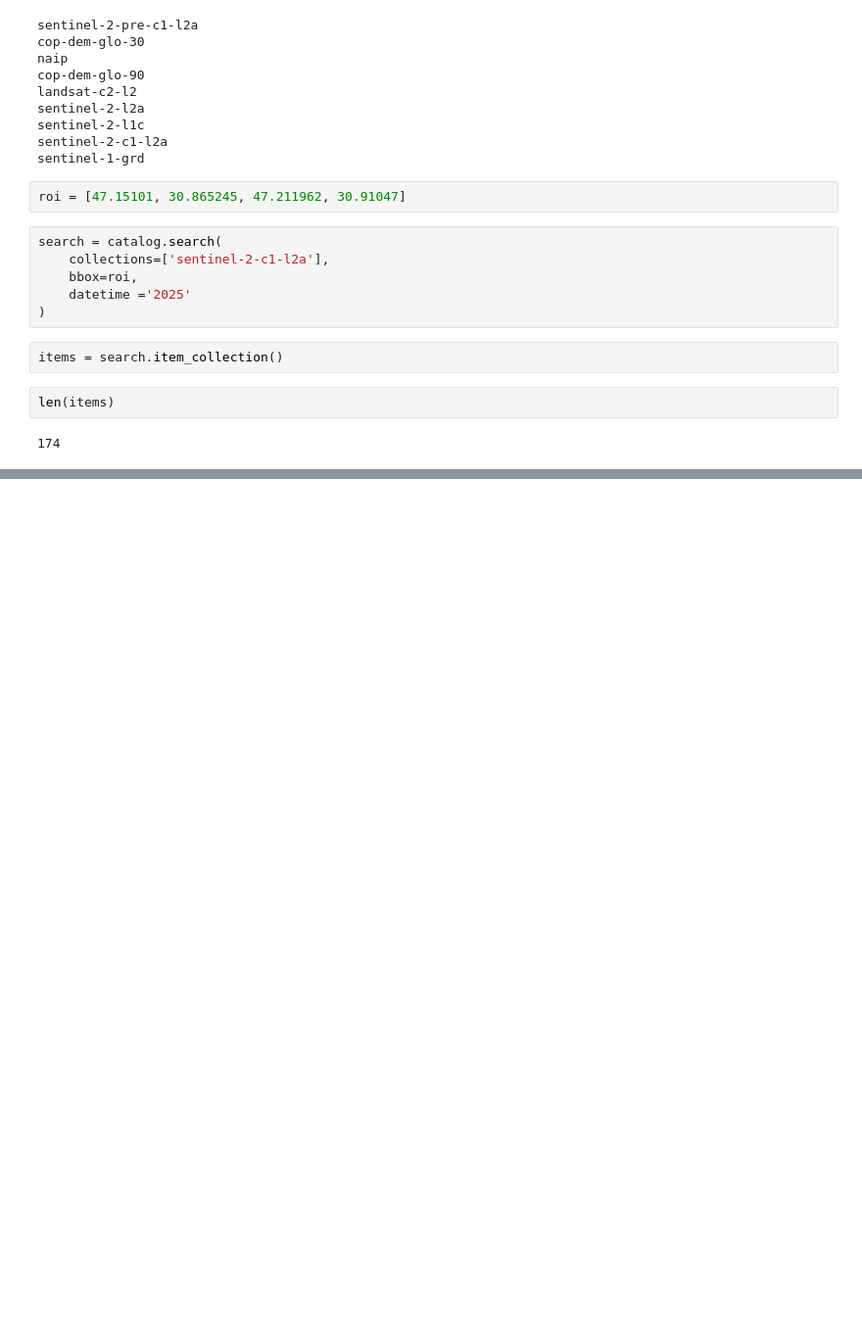
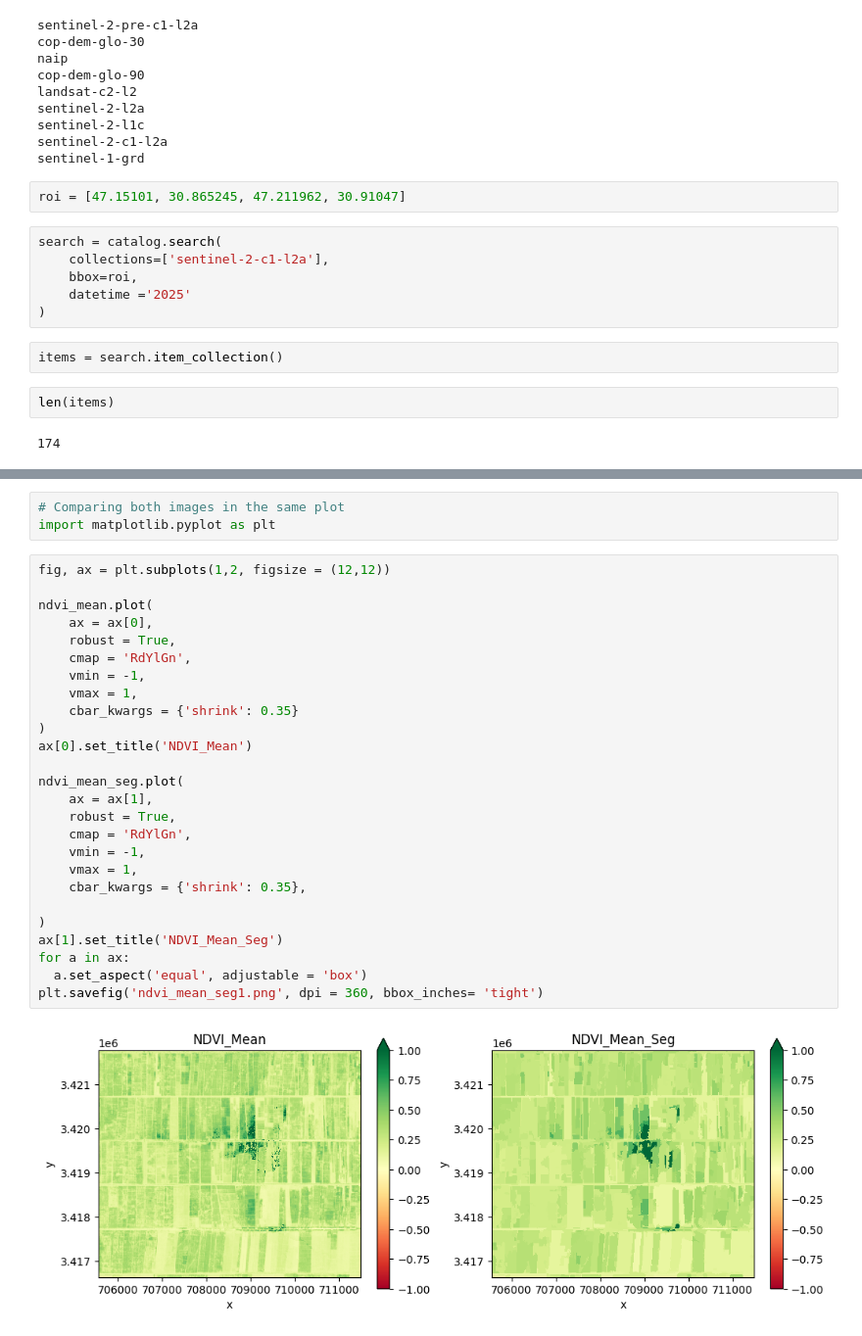
Before and after one commit to Thaer-F-Ali/Pystac_Sentinal2_CropDetection, a Jupyter notebook: PySTAC_Sentinal_2_Crop_Segementation.ipynb, the cells around one changed output, grey strips where cells are left out. Shown at 98% size. Saved outputs shown, nothing was run; the diff lists cells and outputs as text; blank space fills up the shorter version.

```diff
--- a/PySTAC_Sentinal_2_Crop_Segementation.ipynb
+++ b/PySTAC_Sentinal_2_Crop_Segementation.ipynb
@@ -37,0 +208,31 @@ len(items)
+# %%
+# Comparing both images in the same plot
+import matplotlib.pyplot as plt
+# %%
+fig, ax = plt.subplots(1,2, figsize = (12,12))
+
+ndvi_mean.plot(
+    ax = ax[0],
+    robust = True,
+    cmap = 'RdYlGn',
+    vmin = -1,
+    vmax = 1,
+    cbar_kwargs = {'shrink': 0.35}
+)
+ax[0].set_title('NDVI_Mean')
+
+ndvi_mean_seg.plot(
+    ax = ax[1],
+    robust = True,
+    cmap = 'RdYlGn',
+    vmin = -1,
+    vmax = 1,
+    cbar_kwargs = {'shrink': 0.35},
+
+)
+ax[1].set_title('NDVI_Mean_Seg')
+for a in ax:
+  a.set_aspect('equal', adjustable = 'box')
+plt.savefig('ndvi_mean_seg1.png', dpi = 360, bbox_inches= 'tight')
+# %% [output]
+[figure, added]
```
Also changed, not shown: parts of 25 cells of this notebook.
